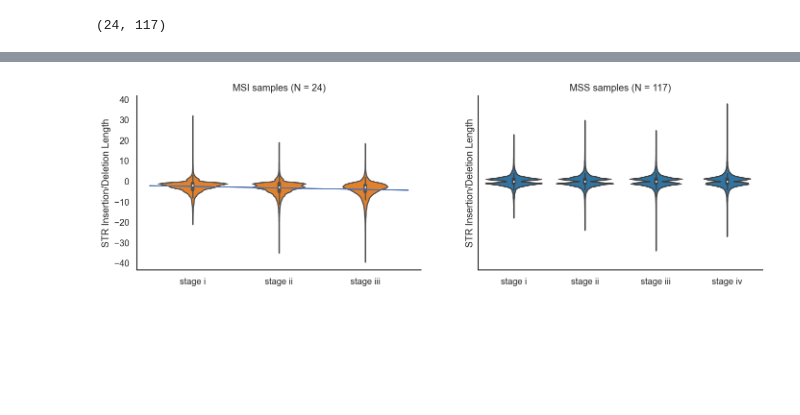
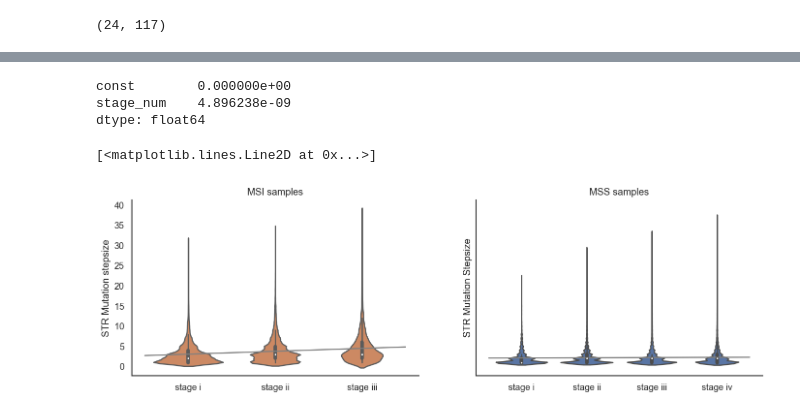
Before and after one commit to Garfieldfei/STR_CRC, a Jupyter notebook: stage/stage.ipynb, the cells around one changed output, grey strips where cells are left out. Cells and saved outputs as stored; diff of their text form; code cells hidden in the pictures; blank space fills up the shorter version.

Commit message:
change parameters

```diff
--- a/stage/stage.ipynb
+++ b/stage/stage.ipynb
@@ -61,9 +56,6 @@ sns.boxplot(data = stage_info, x = "stage", y = "years_to_birth", order = ["stag
 # %%
 str_diff = pd.read_csv("./data/20230525_autosomal_mutations_only.csv")
 str_diff = str_diff.merge(stage_info, on = "patient")
-str_diff["allele_a_diff"] = str_diff["allele_a_tumor"] - str_diff["allele_a_healthy"]
-str_diff["allele_b_diff"] = str_diff["allele_b_tumor"] - str_diff["allele_b_healthy"]
-str_diff["diff_len"] = str_diff["allele_a_diff"] + str_diff["allele_b_diff"]
 # %%
 str_diff["stage"].value_counts()
 # %% [output]
@@ -80,7 +72,7 @@ msi_data["patient"].nunique(), mss_data["patient"].nunique()
 (24, 117)
 # %%
 x = msi_data["stage_num"]
-y = msi_data["diff_len"]
+y = msi_data["patient_len_diff"]
 x = sm.add_constant(x)
 model = sm.OLS(y, x).fit()
 model.summary()
@@ -112 +104,7 @@ stage_num    8.267999e-114
 dtype: float64
+# %%
+x_mss = mss_data["stage_num"]
+y_mss = mss_data["patient_len_diff"]
+x_mss = sm.add_constant(x_mss)
+model_mss = sm.OLS(y_mss, x_mss).fit()
+model_mss.summary()
@@ -113,18 +131,28 @@ dtype: float64
+# %%
+model_mss.pvalues
+# %% [output]
+const        0.000000e+00
+stage_num    4.896238e-09
+dtype: float64
 # %%
 x_line = np.array([0.5,1,2,3.5])
 y_line = x_line*model.params[1] + model.params[0]
 sns.set_theme(style="white")
 fig, axs = plt.subplots(1, 2, figsize=(14, 4), dpi = 120, sharey = True)
-sns.violinplot(ax = axs[0], data = msi_data, x = "stage_num", y = "diff_len", color = sns.color_palette("tab10")[1], order = [1, 2, 3, 4])
+sns.violinplot(ax = axs[0], data = msi_data, x = "stage_num", y = "patient_len_diff", color = sns.color_palette()[1], order = [1, 2, 3, 4])
 axs[0].set_xticklabels(["stage i", "stage ii", "stage iii", "stage iv"])
-axs[0].set(ylabel = "STR Insertion/Deletion Length", xlabel = "")
-axs[0].set_title("MSI samples (N = 24)")
-axs[0].plot(x_line-1, y_line)
+axs[0].set(ylabel = "STR Mutation stepsize", xlabel = "")
+axs[0].set_title("MSI samples")
+axs[0].plot(x_line-1, y_line, color = "grey")
+sns.despine()
 
-sns.violinplot(ax = axs[1], data = mss_data, x = "stage_num", y = "diff_len", color = sns.color_palette("tab10")[0])
+x_mss = np.array([0.5,1,2,3, 4, 4.5])
+y_mss = x_mss*model_mss.params[1] + model_mss.params[0]
+sns.violinplot(ax = axs[1], data = mss_data, x = "stage_num", y = "patient_len_diff", color = sns.color_palette()[0])
 axs[1].set_xticklabels(["stage i", "stage ii", "stage iii", "stage iv"])
-axs[1].set_title("MSS samples (N = 117)")
-axs[1].set(ylabel = "STR Insertion/Deletion Length", xlabel = "")
-sns.despine()
+axs[1].set_title("MSS samples")
+axs[1].set(ylabel = "STR Mutation Stepsize", xlabel = "")
+axs[1].plot(x_mss-1, y_mss, color = "grey")
 # %% [output]
+[<matplotlib.lines.Line2D at 0x...>]
-[figure, old version]
+[figure, new version]
```
Also changed, not shown: parts of 5 cells of this notebook.
